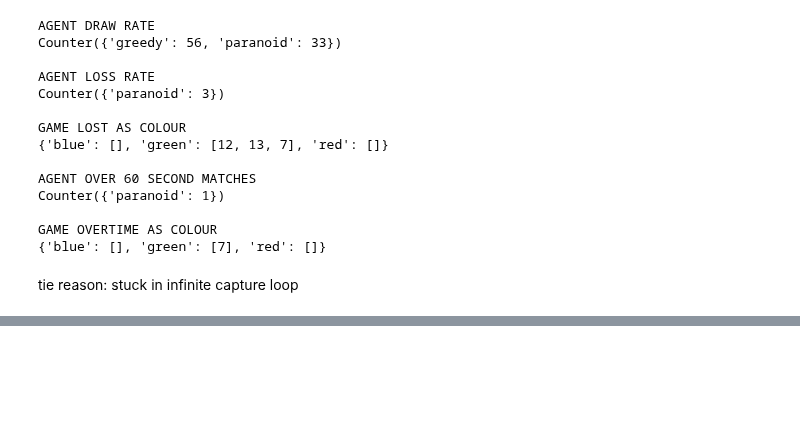
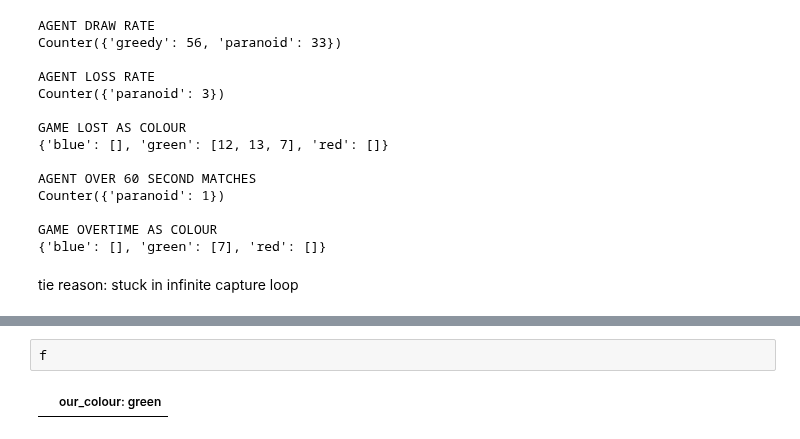
Before and after one commit to VoLKyyyOG/COMP30024, a Jupyter notebook: Chexers/Part B/code/Chexers/logs/generate results.ipynb, the cells around one changed output, grey strips where cells are left out. Saved outputs shown, nothing was run; the diff lists cells and outputs as text; blank space fills up the shorter version.

```diff
--- a/Chexers/Part B/code/Chexers/logs/generate results.ipynb
+++ b/Chexers/Part B/code/Chexers/logs/generate results.ipynb
@@ -124,0 +197,4 @@ tie reason: stuck in infinite capture loop
+# %%
+f
+# %% [output]
+|  | our_colour: green |
```
Also changed, not shown: parts of 1 cell of this notebook, 26 other files.
